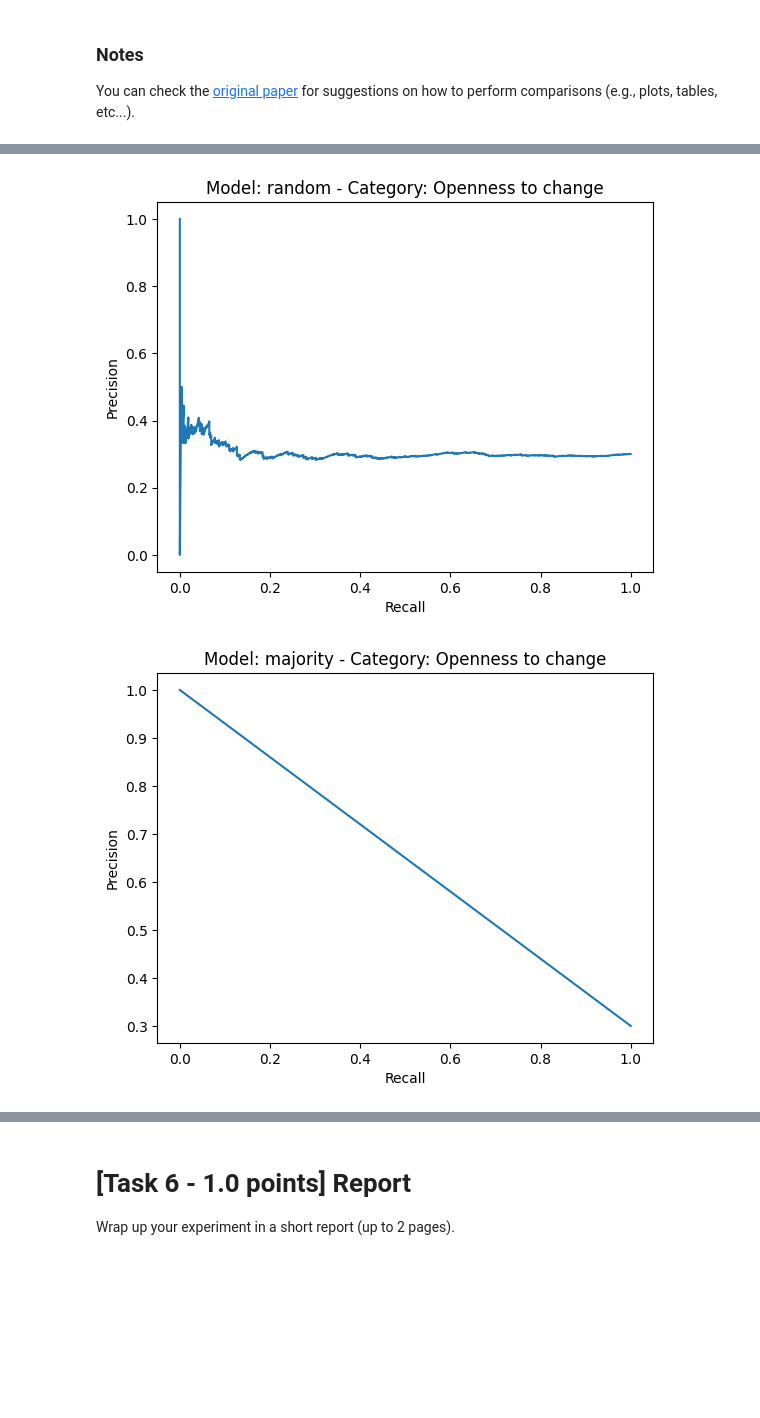
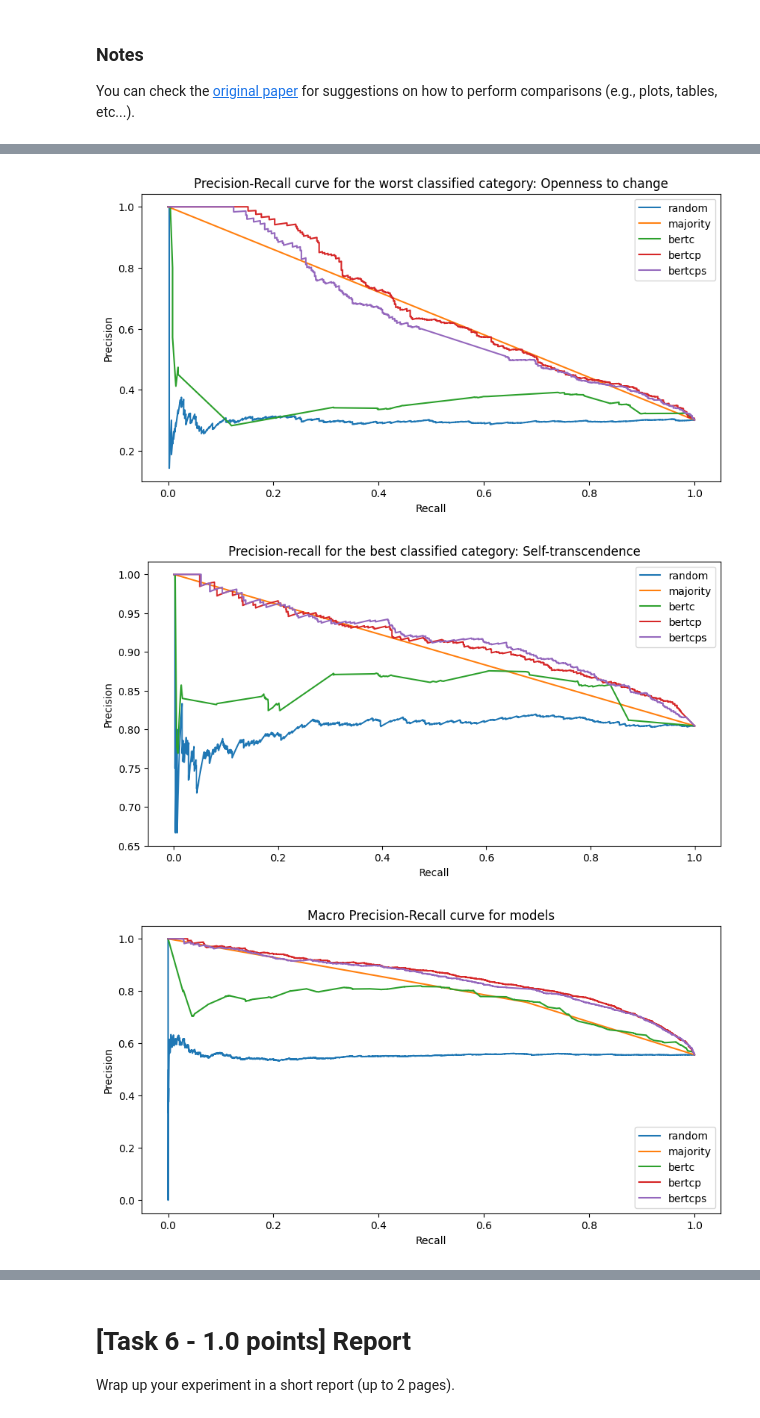
Before and after one commit to AndreaZecca/NLP-assignments, a Jupyter notebook: Assignment-2/Assignment2.ipynb, the cells around one changed output, grey strips where cells are left out. Saved outputs shown, nothing was run; the diff lists cells and outputs as text; code cells hidden in the pictures; blank space fills up the shorter version.

```diff
--- a/Assignment-2/Assignment2.ipynb
+++ b/Assignment-2/Assignment2.ipynb
@@ -707,11 +706,13 @@ def train(model, train_loader, val_loader, loss_function, epochs, lr, weight_dec
     try:
         for i in range(epochs):
             model.train()
+            total_train_loss = 0
             for premises, conclusions, stances, labels in tqdm(train_loader, desc=f'Epoch {i + 1}/{epochs}'):
                 labels = labels.to(device)
                 optimizer.zero_grad()
                 outputs = model(premises, conclusions, stances)
                 loss = loss_function(outputs, labels)
+                total_train_loss += loss.cpu().item()
                 loss.backward()
                 optimizer.step()
 
@@ -726,7 +727,7 @@ def train(model, train_loader, val_loader, loss_function, epochs, lr, weight_dec
                     total_val_loss += loss.cpu().item()
             best_model_tracker(model, total_val_loss)
             if verbose:
-                print(f'Validation Loss: {total_val_loss / len(val_loader):.3f}')
+                print(f'Train Loss: {total_train_loss / len(train_loader):.3f} - Validation Loss: {total_val_loss / len(val_loader):.3f}')
             scheduler.step(total_val_loss)
     except KeyboardInterrupt:
         pass
@@ -935,16 +910,69 @@ Self-transcendence     0.805    1.0  0.892
+# %%
+# computing precision-recall curve for each model on category with the lowest f1-score
+coutner_worst = [0] * len(TOUCHE_VALUES)
+for model_name in list(results.keys()):
+    all_res = results[model_name]
+    for res in all_res:
+        f1s = res['f1s']
+        min_argindex = np.argmin(f1s)
+        coutner_worst[min_argindex] += 1
+most_misclassified_category_index = np.argmax(coutner_worst)
+most_misclassified_category = TOUCHE_VALUES[most_misclassified_category_index]
+
+plt.figure(figsize=(10,5))
+for model_name in list(results.keys()):
+    model_results_all = results[model_name]
+    model_results_best = model_results_all[np.argmin([x['macro_f1'] for x in model_results_all])]
+    # most_misclassified_category_index = np.argmin(model_results_best['f1s'])
+    # most_misclassified_category = TOUCHE_VALUES[most_misclassified_category_index]
+    precision, recall, _ = precision_recall_curve(model_results_best['all_labels'][:, most_misclassified_category_index], model_results_best['all_outputs'][:, most_misclassified_category_index])
+    plt.plot(recall, precision)
+plt.xlabel('Recall')
+plt.ylabel('Precision')
+plt.title(f'Precision-Recall curve for the worst classified category: {most_misclassified_category}')
+plt.legend(list(results.keys()))
+plt.show()
+# %% [output]
+[figure, added]
+# %%
+# computing precision-recall curve for each model on category with the highest f1-score
+coutner_best = [0] * len(TOUCHE_VALUES)
+for model_name in list(results.keys()):
+    all_res = results[model_name]
+    for res in all_res:
+        f1s = res['f1s']
+        max_argindex = np.argmax(f1s)
+        coutner_best[max_argindex] += 1
+most_classified_category_index = np.argmax(coutner_best)
+most_classified_category = TOUCHE_VALUES[most_classified_category_index]
+
+plt.figure(figsize=(10,5))
+for model_name in list(results.keys()):
+    model_results_all = results[model_name]
+    model_results_best = model_results_all[np.argmax([x['macro_f1'] for x in model_results_all])]
+    # most_classified_category_index = np.argmax(model_results_best['f1s'])
+    # most_classified_category = TOUCHE_VALUES[most_classified_category_index]
+    precision, recall, _ = precision_recall_curve(model_results_best['all_labels'][:, most_classified_category_index], model_results_best['all_outputs'][:, most_classified_category_index])
+    plt.plot(recall, precision)
+plt.xlabel('Recall')
+plt.ylabel('Precision')
+plt.title(f'Precision-recall for the best classified category: {most_classified_category}')
+plt.legend(list(results.keys()))
+plt.show()
+# %% [output]
+[figure, added]
 # %%
-# computing precision-recall curve for each model on category with the lowest f1-score
+# computing precision-recall curve for each model on the macro f1 score
+plt.figure(figsize=(10,5))
 for model_name in list(results.keys()):
     model_results_all = results[model_name]
     model_results_best = model_results_all[np.argmax([x['macro_f1'] for x in model_results_all])]
-    most_misclassified_category_index = np.argmin(model_results_best['f1s'])
-    most_misclassified_category = TOUCHE_VALUES[most_misclassified_category_index]
-    precision, recall, _ = precision_recall_curve(model_results_best['all_labels'][:, most_misclassified_category_index], model_results_best['all_outputs'][:, most_misclassified_category_index])
+    precision, recall, _ = precision_recall_curve(model_results_best['all_labels'].flatten(), model_results_best['all_outputs'].flatten())
     plt.plot(recall, precision)
-    plt.xlabel('Recall')
-    plt.ylabel('Precision')
-    plt.title(f'Model: {model_name} - Category: {most_misclassified_category}')
-    plt.show()
+plt.xlabel('Recall')
+plt.ylabel('Precision')
+plt.title(f'Macro Precision-Recall curve for models')
+plt.legend(results.keys(), loc='lower right')
+plt.show()
 # %% [output]
-[figure, old version]
+[figure, new version]
-[figure, removed]
```
Also changed, not shown: parts of 10 cells of this notebook.
